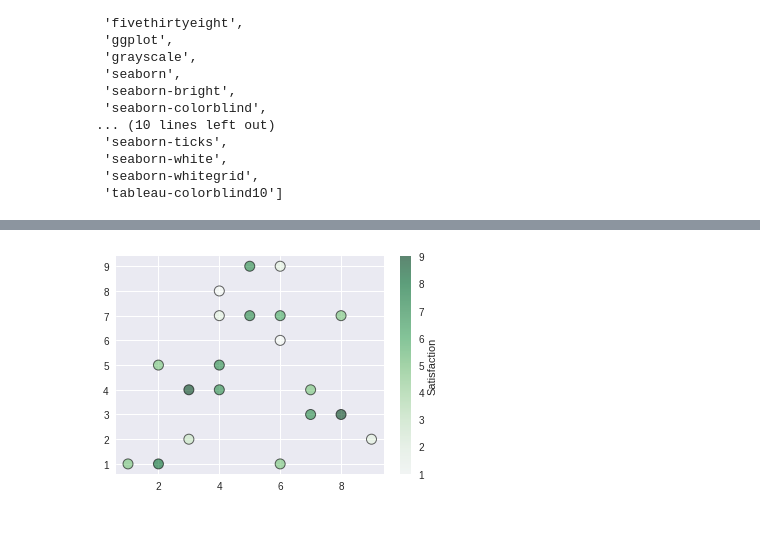
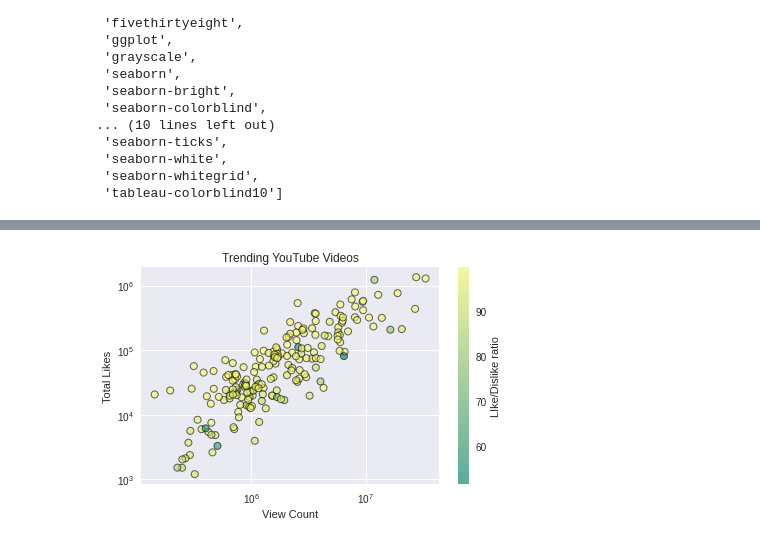
Before and after one commit to bavShehata/learning-matplotlib, a Jupyter notebook: Untitled.ipynb, the cells around one changed output, grey strips where cells are left out. Cells and saved outputs as stored; diff of their text form; code cells hidden in the pictures.

Commit message:
Scatter plots with real data

```diff
--- a/Untitled.ipynb
+++ b/Untitled.ipynb
@@ -60,19 +59,21 @@ colors = [7, 5, 9, 7, 5, 7, 2, 5, 3, 7, 1, 2, 8, 1, 9, 2, 5, 6, 7, 5]
 sizes = [209, 486, 381, 255, 191, 315, 185, 228, 174,
          538, 239, 394, 399, 153, 273, 293, 436, 501, 397, 539]
 
-# data = pd.read_csv('2019-05-31-data.csv')
-# view_count = data['view_count']
-# likes = data['likes']
-# ratio = data['ratio']
+view_count = data['view_count']
+likes = data['likes']
+ratio = data['ratio']
 # %%
-plt.scatter(x,y, s=s, c=colors, edgecolor='k', cmap="Greens", linewidth=1,alpha=.6);
+plt.scatter(view_count,likes, edgecolor='k', cmap="summer",c=ratio, linewidth=1,alpha=.6);
 
 cbar = plt.colorbar()
 
-cbar.set_label("Satisfaction")
+cbar.set_label("LIke/Dislike ratio")
+plt.xscale('log')
+plt.yscale('log')
+plt.title('Trending YouTube Videos')
+plt.xlabel('View Count')
+plt.ylabel('Total Likes')
 
-# plt.title('Trending YouTube Videos')
-# plt.xlabel('View Count')
-# plt.ylabel('Total Likes')
+plt.tight_layout()
 # %% [output]
-[figure, old version]
+[figure, new version]
```
Also changed, not shown: parts of 1 cell of this notebook.
